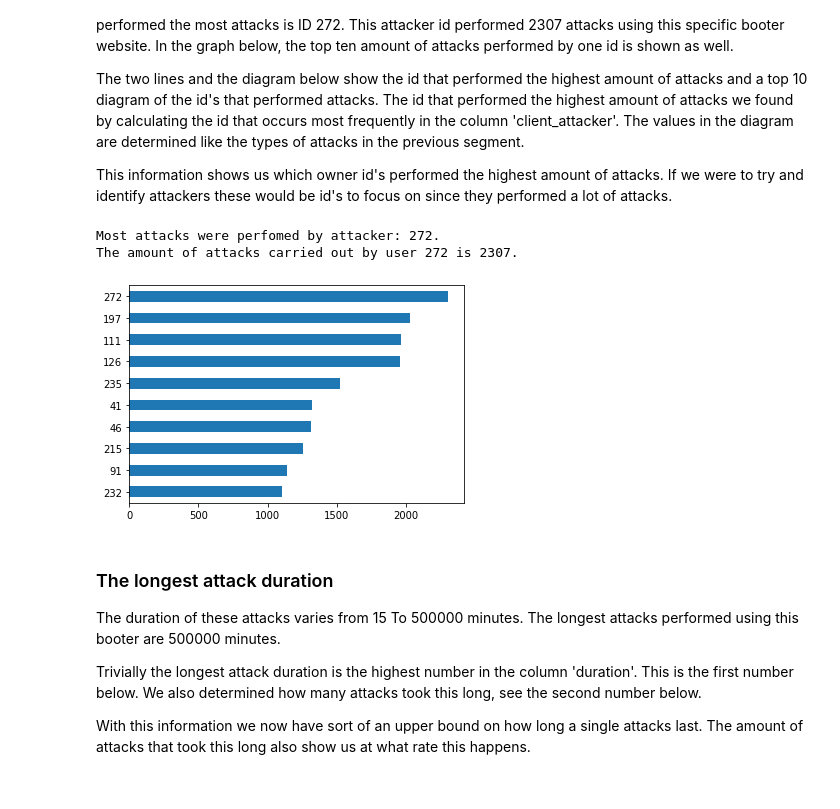
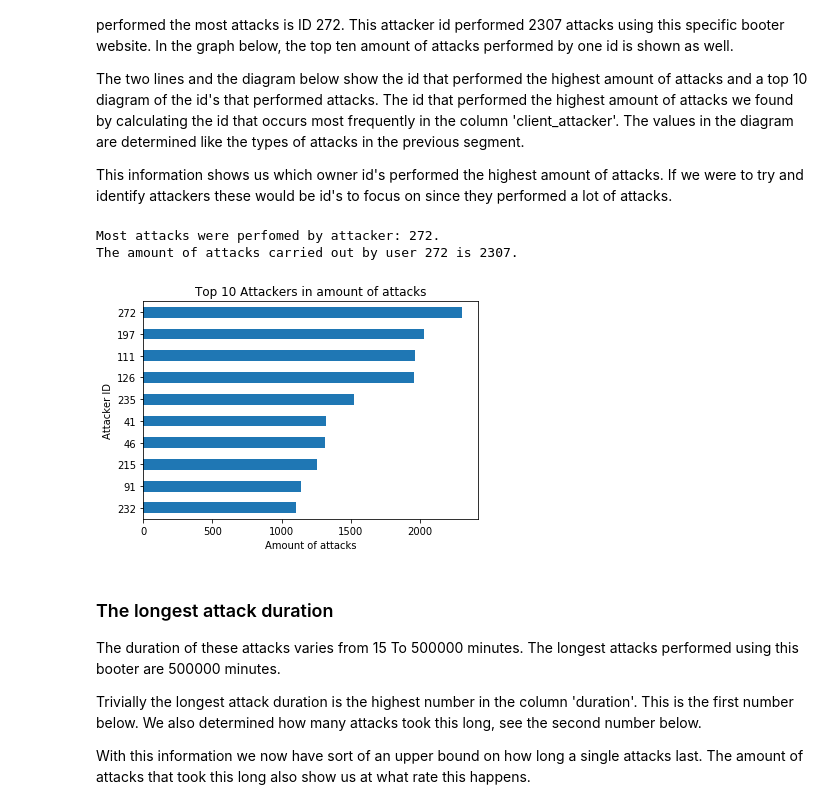
Before and after one commit to NijeboerFrank/jupyter-assignment-3, a Jupyter notebook: assignment2.ipynb, the cells around one changed output. Saved outputs shown, nothing was run; the diff lists cells and outputs as text; code cells hidden in the pictures.

```diff
--- a/assignment2.ipynb
+++ b/assignment2.ipynb
@@ -82,20 +82,23 @@ This information shows us which owner id's performed the highest amount of attac
 # %%
 # Get the modes (highest frequency value) of 'client_attacker' column
 attack_id = attack_df['client_attacker'].mode()
 # Display modes
 print("Most attacks were perfomed by attacker: {}.".format(int(attack_id)))
 
 # Count number of entries for each value in 'client_attacker' column
 attack_ids = attack_df['client_attacker'].value_counts()
 print("The amount of attacks carried out by user {} is {}.".format(int(attack_id), int(attack_ids.head(1))))
 # Take the top 10, sort these in descending order and plot as a horizontal bar graph
 attack_ids.head(10).sort_values().plot.barh()
 # Display graph
+plt.ylabel('Attacker ID')
+plt.xlabel('Amount of attacks')
+plt.title('Top 10 Attackers in amount of attacks')
 plt.show()
 # %% [output]
 Most attacks were perfomed by attacker: 272.
 The amount of attacks carried out by user 272 is 2307.
-[figure, old version]
+[figure, new version]
 # %% [markdown]
 ### The longest attack duration
 The duration of these attacks varies from 15 To 500000 minutes. The longest attacks performed using this booter are 500000 minutes.
```
Also changed, not shown: parts of 3 cells of this notebook.
